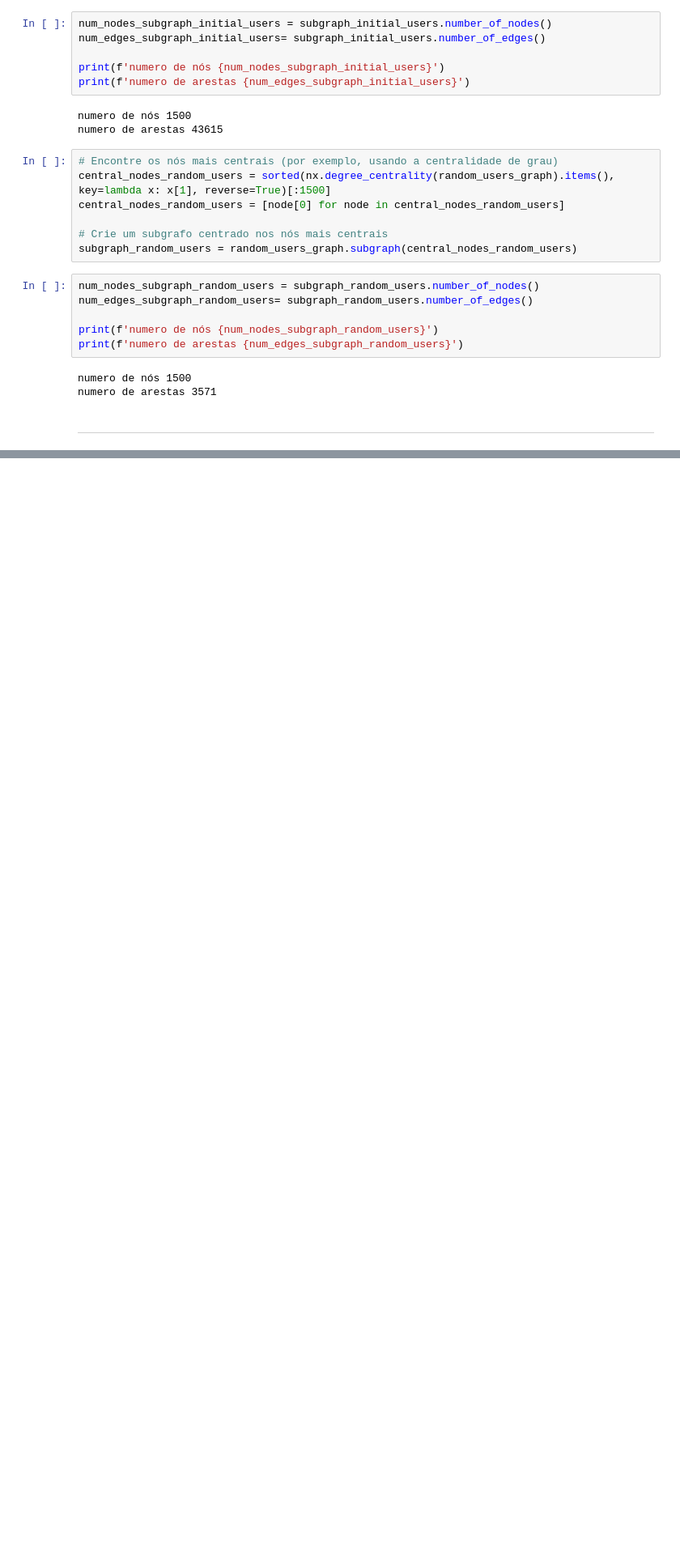
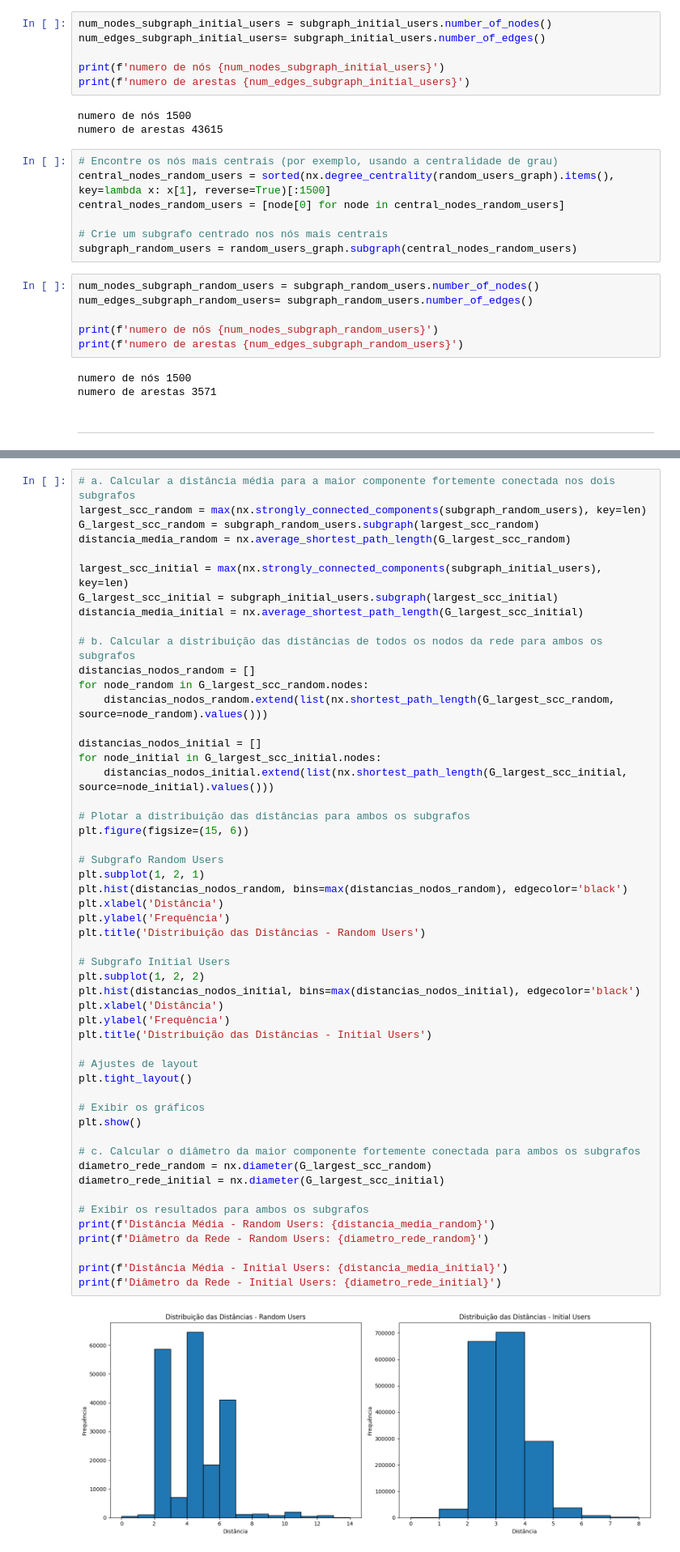
Before and after one commit to lucianobajr/github-complex-networks, a Jupyter notebook: analysis/compare-initial-and-random-subgraph.ipynb, the cells around one changed output, grey strips where cells are left out. Shown at 81% size. Saved outputs shown, nothing was run; the diff lists cells and outputs as text; blank space fills up the shorter version.

```diff
--- a/analysis/compare-initial-and-random-subgraph.ipynb
+++ b/analysis/compare-initial-and-random-subgraph.ipynb
@@ -138,0 +268,54 @@ nx.write_gml(subgraph_random_users, "../resources/gephi/subgraph_random_users.gm
+# %%
+# a. Calcular a distância média para a maior componente fortemente conectada nos dois subgrafos
+largest_scc_random = max(nx.strongly_connected_components(subgraph_random_users), key=len)
+G_largest_scc_random = subgraph_random_users.subgraph(largest_scc_random)
+distancia_media_random = nx.average_shortest_path_length(G_largest_scc_random)
+
+largest_scc_initial = max(nx.strongly_connected_components(subgraph_initial_users), key=len)
+G_largest_scc_initial = subgraph_initial_users.subgraph(largest_scc_initial)
+distancia_media_initial = nx.average_shortest_path_length(G_largest_scc_initial)
+
+# b. Calcular a distribuição das distâncias de todos os nodos da rede para ambos os subgrafos
+distancias_nodos_random = []
+for node_random in G_largest_scc_random.nodes:
+    distancias_nodos_random.extend(list(nx.shortest_path_length(G_largest_scc_random, source=node_random).values()))
+
+distancias_nodos_initial = []
+for node_initial in G_largest_scc_initial.nodes:
+    distancias_nodos_initial.extend(list(nx.shortest_path_length(G_largest_scc_initial, source=node_initial).values()))
+
+# Plotar a distribuição das distâncias para ambos os subgrafos
+plt.figure(figsize=(15, 6))
+
+# Subgrafo Random Users
+plt.subplot(1, 2, 1)
+plt.hist(distancias_nodos_random, bins=max(distancias_nodos_random), edgecolor='black')
+plt.xlabel('Distância')
+plt.ylabel('Frequência')
+plt.title('Distribuição das Distâncias - Random Users')
+
+# Subgrafo Initial Users
+plt.subplot(1, 2, 2)
+plt.hist(distancias_nodos_initial, bins=max(distancias_nodos_initial), edgecolor='black')
+plt.xlabel('Distância')
+plt.ylabel('Frequência')
+plt.title('Distribuição das Distâncias - Initial Users')
+
+# Ajustes de layout
+plt.tight_layout()
+
+# Exibir os gráficos
+plt.show()
+
+# c. Calcular o diâmetro da maior componente fortemente conectada para ambos os subgrafos
+diametro_rede_random = nx.diameter(G_largest_scc_random)
+diametro_rede_initial = nx.diameter(G_largest_scc_initial)
+
+# Exibir os resultados para ambos os subgrafos
+print(f'Distância Média - Random Users: {distancia_media_random}')
+print(f'Diâmetro da Rede - Random Users: {diametro_rede_random}')
+
+print(f'Distância Média - Initial Users: {distancia_media_initial}')
+print(f'Diâmetro da Rede - Initial Users: {diametro_rede_initial}')
+# %% [output]
+[figure, added]
```
Also changed, not shown: parts of 10 cells of this notebook, 1 other file.
